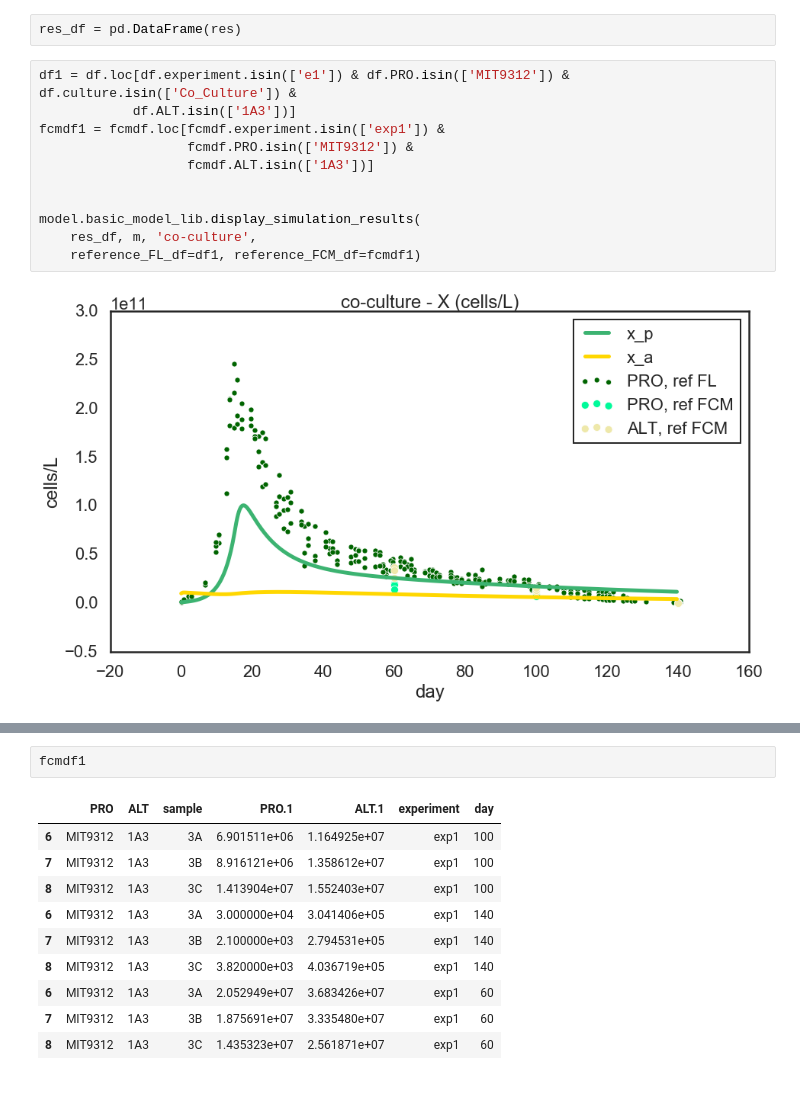
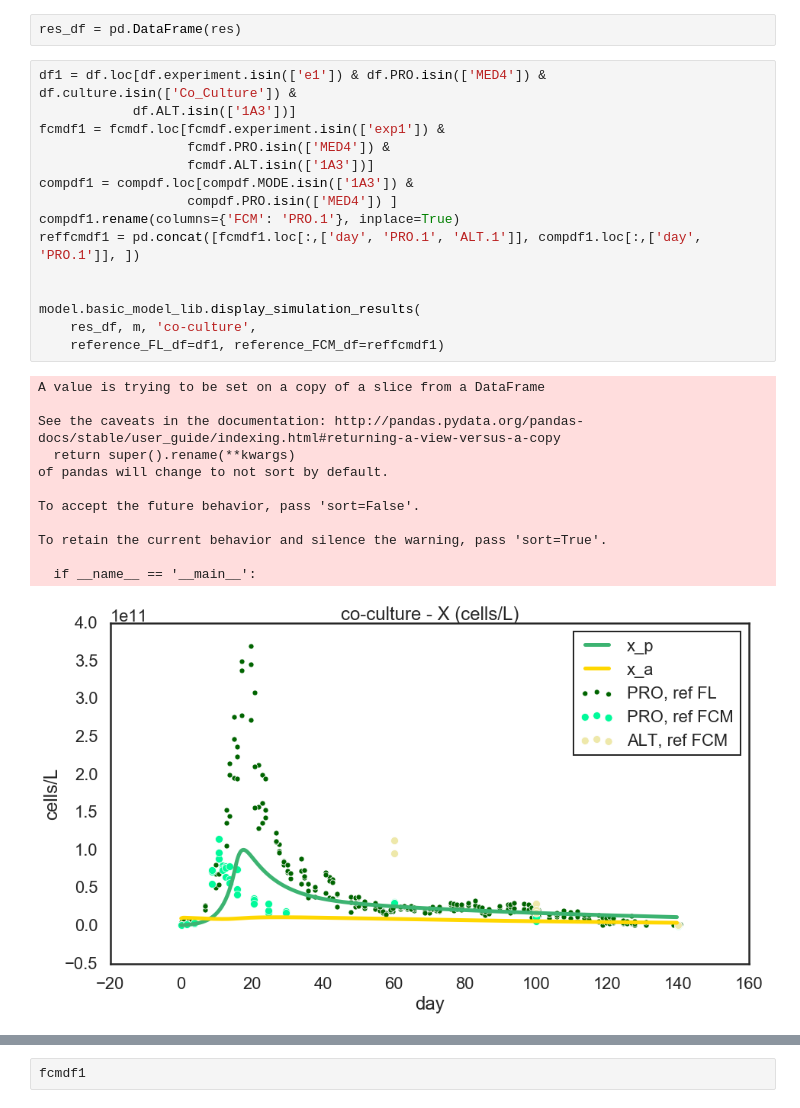
Before and after one commit to wosnat/ccpa, a Jupyter notebook: CCPA_17_4_2020_basic_model-co-culture.ipynb, the cells around one changed output, grey strips where cells are left out. Cells and saved outputs as stored; diff of their text form.

```diff
--- a/CCPA_17_4_2020_basic_model-co-culture.ipynb
+++ b/CCPA_17_4_2020_basic_model-co-culture.ipynb
@@ -185,15 +185,30 @@ res, ref_res = m.simulate(num_iterations=max_day*3600*24, collect_every=3600*6)
 # %%
 res_df = pd.DataFrame(res)
 # %%
-df1 = df.loc[df.experiment.isin(['e1']) & df.PRO.isin(['MIT9312']) & df.culture.isin(['Co_Culture']) &
+df1 = df.loc[df.experiment.isin(['e1']) & df.PRO.isin(['MED4']) & df.culture.isin(['Co_Culture']) &
             df.ALT.isin(['1A3'])]
 fcmdf1 = fcmdf.loc[fcmdf.experiment.isin(['exp1']) &
-                   fcmdf.PRO.isin(['MIT9312']) &
+                   fcmdf.PRO.isin(['MED4']) &
                    fcmdf.ALT.isin(['1A3'])]
+compdf1 = compdf.loc[compdf.MODE.isin(['1A3']) &
+                   compdf.PRO.isin(['MED4']) ]
+compdf1.rename(columns={'FCM': 'PRO.1'}, inplace=True)
+reffcmdf1 = pd.concat([fcmdf1.loc[:,['day', 'PRO.1', 'ALT.1']], compdf1.loc[:,['day', 'PRO.1']], ])
 
 
 model.basic_model_lib.display_simulation_results(
     res_df, m, 'co-culture',
-    reference_FL_df=df1, reference_FCM_df=fcmdf1)
+    reference_FL_df=df1, reference_FCM_df=reffcmdf1)
 # %% [output]
+A value is trying to be set on a copy of a slice from a DataFrame
+
+See the caveats in the documentation: http://pandas.pydata.org/pandas-docs/stable/user_guide/indexing.html#returning-a-view-versus-a-copy
+  return super().rename(**kwargs)
+of pandas will change to not sort by default.
+
+To accept the future behavior, pass 'sort=False'.
+
+To retain the current behavior and silence the warning, pass 'sort=True'.
+
+  if __name__ == '__main__':
-[figure, old version]
+[figure, new version]
@@ -206,14 +221,3 @@ model.basic_model_lib.display_simulation_results(
 [figure]
 # %%
 fcmdf1
-# %% [output]
-|  | PRO | ALT | sample | PRO.1 | ALT.1 | experiment | day |
-| 6 | MIT9312 | 1A3 | 3A | 6.901511e+06 | 1.164925e+07 | exp1 | 100 |
-| 7 | MIT9312 | 1A3 | 3B | 8.916121e+06 | 1.358612e+07 | exp1 | 100 |
-| 8 | MIT9312 | 1A3 | 3C | 1.413904e+07 | 1.552403e+07 | exp1 | 100 |
-| 6 | MIT9312 | 1A3 | 3A | 3.000000e+04 | 3.041406e+05 | exp1 | 140 |
-| 7 | MIT9312 | 1A3 | 3B | 2.100000e+03 | 2.794531e+05 | exp1 | 140 |
-| 8 | MIT9312 | 1A3 | 3C | 3.820000e+03 | 4.036719e+05 | exp1 | 140 |
-| 6 | MIT9312 | 1A3 | 3A | 2.052949e+07 | 3.683426e+07 | exp1 | 60 |
-| 7 | MIT9312 | 1A3 | 3B | 1.875691e+07 | 3.335480e+07 | exp1 | 60 |
-| 8 | MIT9312 | 1A3 | 3C | 1.435323e+07 | 2.561871e+07 | exp1 | 60 |
```
Also changed, not shown: parts of 2 cells of this notebook, 6 other files.
